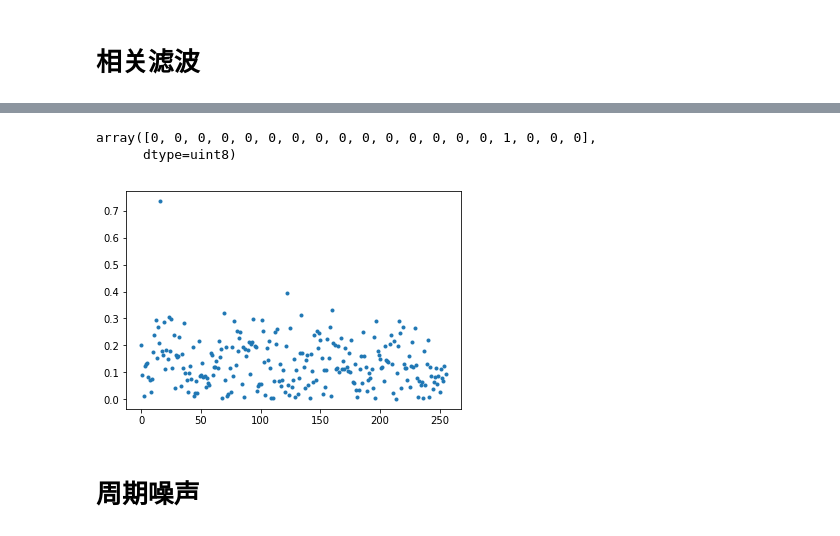
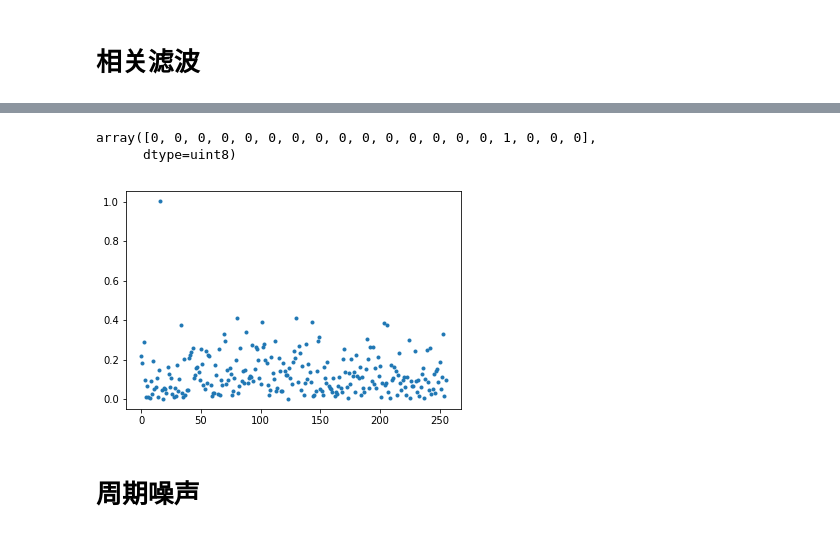
Before and after one commit to xingnix/learning, a Jupyter notebook: imageprocessing/jupyter/4/frequency.ipynb, the cells around one changed output, grey strips where cells are left out. Drawn from its saved outputs; the diff is of its cells as text; code cells hidden in the pictures.

```diff
--- a/imageprocessing/jupyter/4/frequency.ipynb
+++ b/imageprocessing/jupyter/4/frequency.ipynb
@@ -85,19 +79,19 @@ array([ 0.        ,  0.84147098,  0.90929743,  0.14112001, -0.7568025 ,
 # %%
-t=np.random.rand(256)
-p=np.random.rand(128)
+t=np.random.rand(256)-0.5
+p=np.random.rand(128)-0.5
 t[16:16+len(p)]=p.copy()
-q1=np.convolve(t,p)
+q1=np.convolve(t,p[::-1])
 
 f1=np.fft.fft(t)
 f2=np.fft.fft(p,len(t))
 #q2=np.fft.ifft(f1/(0.001+np.abs(f1))*f2/(0.001+np.abs(f2)))
 q2=np.fft.ifft(f1/(0.00001+f2))
 plt.plot(np.abs(q2),'.')
 np.uint8(q2[1:20]>0.7)
 # %% [output]
 array([0, 0, 0, 0, 0, 0, 0, 0, 0, 0, 0, 0, 0, 0, 0, 1, 0, 0, 0],
       dtype=uint8)
-[figure, old version]
+[figure, new version]
 # %% [markdown]
 # 周期噪声
 # %%
```
Also changed, not shown: parts of 2 cells of this notebook.
